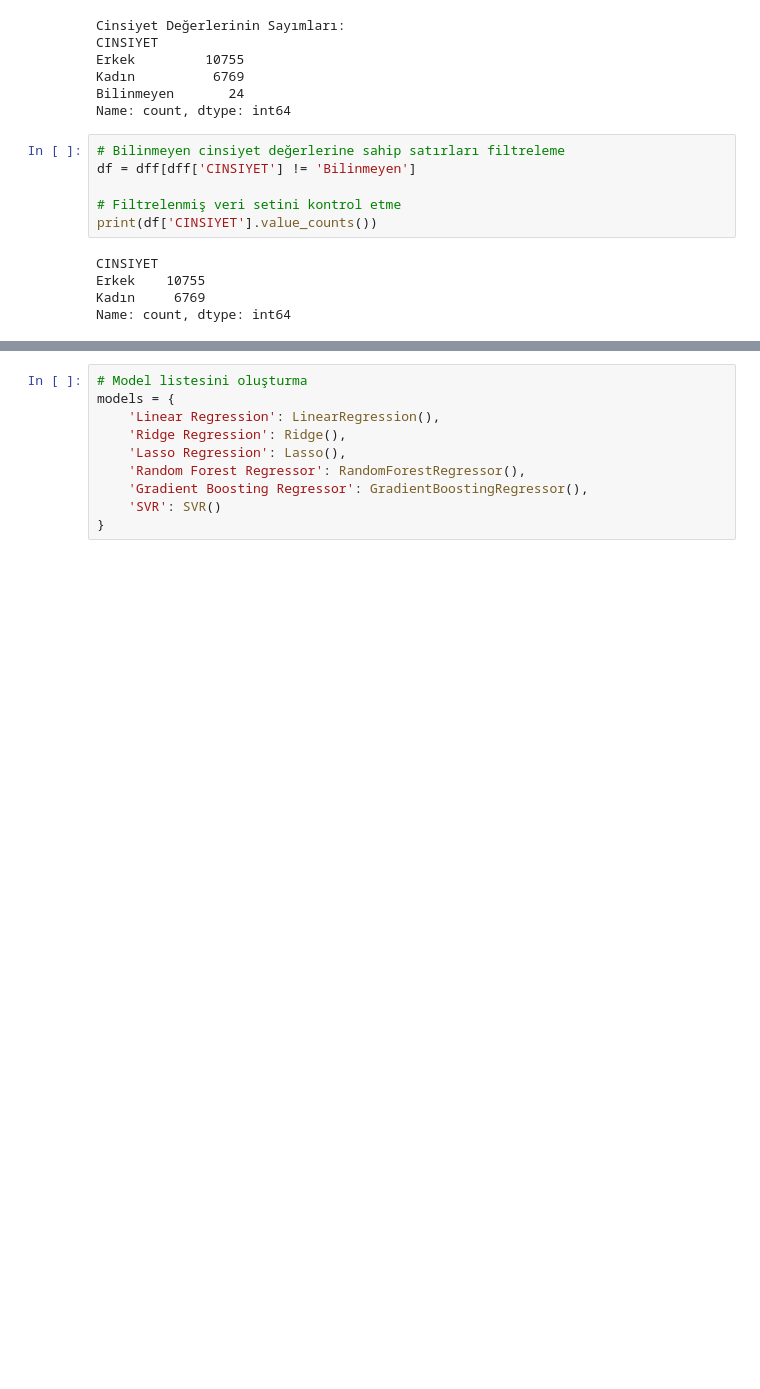
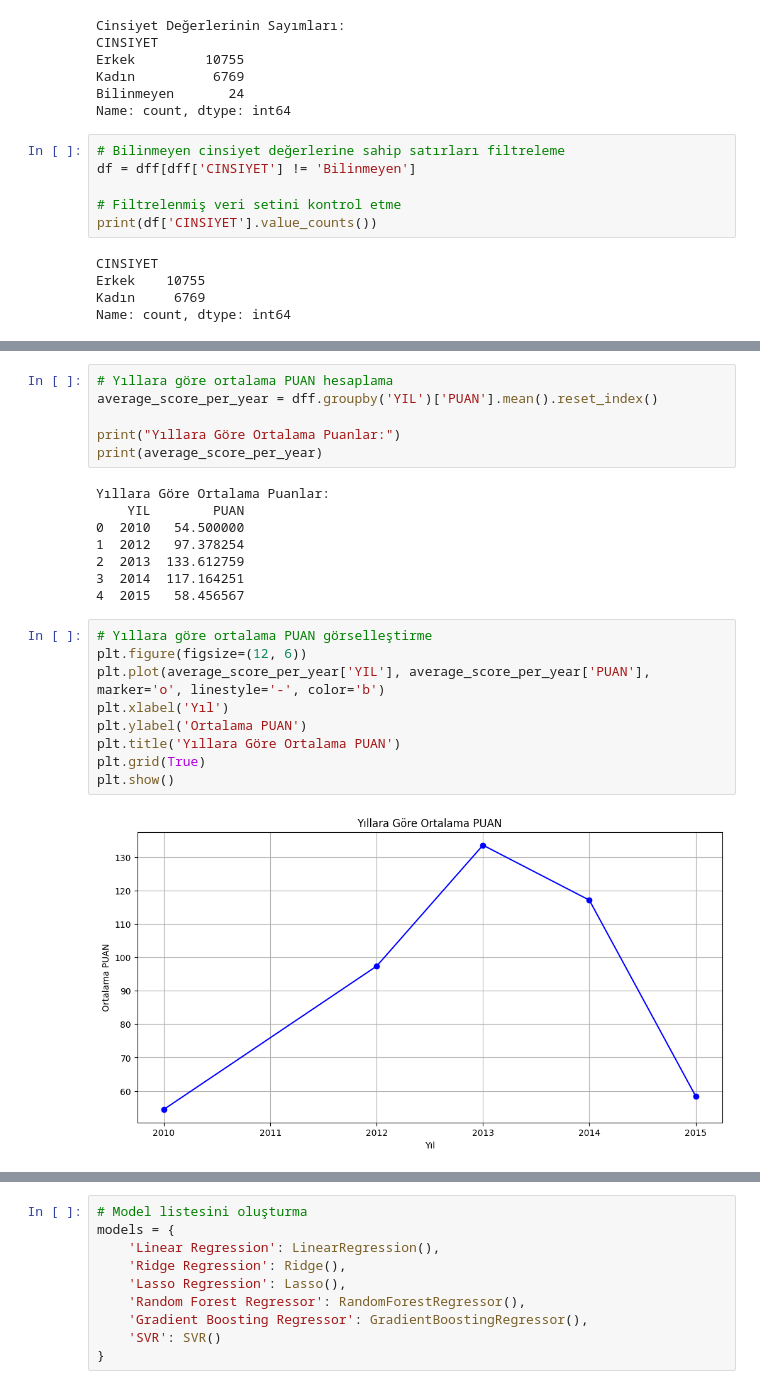
Before and after one commit to elifftop/elifftop-e_data_project_1, a Jupyter notebook: deneme.ipynb, the cells around one changed output, grey strips where cells are left out. Saved outputs shown, nothing was run; the diff lists cells and outputs as text; blank space fills up the shorter version.

```diff
--- a/deneme.ipynb
+++ b/deneme.ipynb
@@ -323,0 +375,25 @@ MODEL SEÇİMİ VE EĞİTİM
+# %%
+# Yıllara göre ortalama PUAN hesaplama
+average_score_per_year = dff.groupby('YIL')['PUAN'].mean().reset_index()
+
+print("Yıllara Göre Ortalama Puanlar:")
+print(average_score_per_year)
+# %% [output]
+Yıllara Göre Ortalama Puanlar:
+    YIL        PUAN
+0  2010   54.500000
+1  2012   97.378254
+2  2013  133.612759
+3  2014  117.164251
+4  2015   58.456567
+# %%
+# Yıllara göre ortalama PUAN görselleştirme
+plt.figure(figsize=(12, 6))
+plt.plot(average_score_per_year['YIL'], average_score_per_year['PUAN'], marker='o', linestyle='-', color='b')
+plt.xlabel('Yıl')
+plt.ylabel('Ortalama PUAN')
+plt.title('Yıllara Göre Ortalama PUAN')
+plt.grid(True)
+plt.show()
+# %% [output]
+[figure, added]
```
Also changed, not shown: parts of 49 cells of this notebook, 2 other files.
